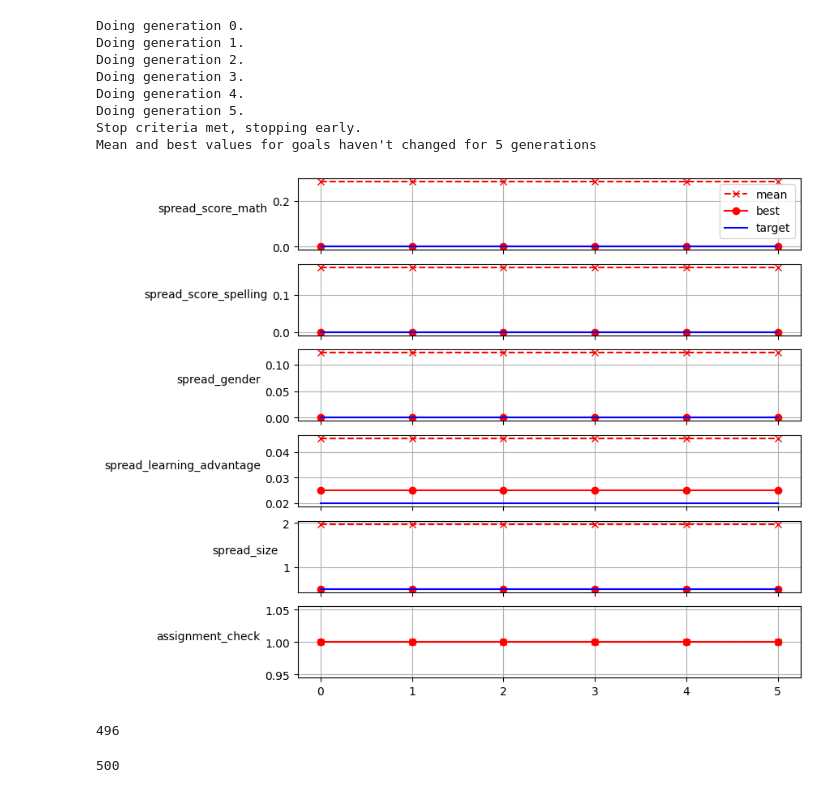
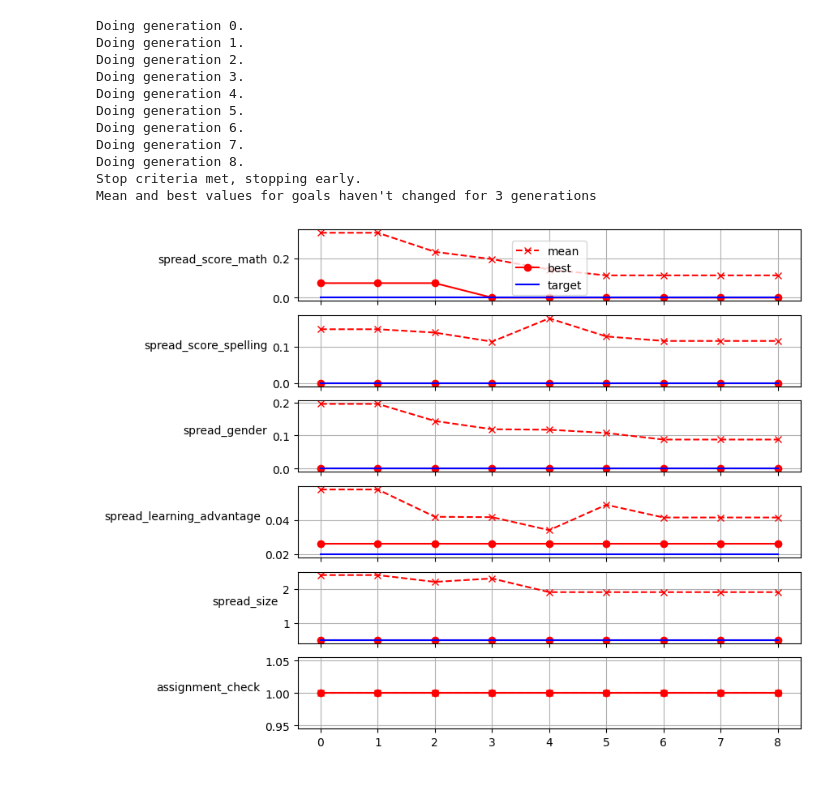
Before and after one commit to mtyt/classevy, a Jupyter notebook: examples/optimize_class.ipynb, the cells around one changed output. Cells and saved outputs as stored; diff of their text form; code cells hidden in the pictures.

```diff
--- a/examples/optimize_class.ipynb
+++ b/examples/optimize_class.ipynb
@@ -4,0 +10,4 @@ students = StudentGroup('../data/students.csv')
+# %%
+students = StudentGroup('../data/students_example.csv')
+print("Number of students:", len(students))
+students[:8]
@@ -5,2 +36,3 @@ students = StudentGroup('../data/students.csv')
 # %%
-pop = PlanPopulation(students, 500, 2)
+pop = PlanPopulation(students, 10, 2)
+pop.df
@@ -24,24 +110,16 @@ Note that if the number of boys and girls are both odd, there's an inherent tens
 # %%
-pop.run(n_gen=20, mutprob=0.4, stop_on_steady_n=5, verbose=True)
+pop.run(n_gen=20, mutprob=0.2, stop_on_steady_n=3, verbose=True)
 pop.plot_progress()
 # %% [output]
 Doing generation 0.
 Doing generation 1.
 Doing generation 2.
 Doing generation 3.
 Doing generation 4.
 Doing generation 5.
+Doing generation 6.
+Doing generation 7.
+Doing generation 8.
 Stop criteria met, stopping early.
-Mean and best values for goals haven't changed for 5 generations
+Mean and best values for goals haven't changed for 3 generations
-[figure, old version]
+[figure, new version]
-# %%
-import numpy as np
-all_fa = np.array([list(p.final_assignment) for p in pop.individuals])
-len(np.unique(all_fa, axis=0))
-# %% [output]
-496
-# %%
-front = pop.pareto()
-len(front)
-# %% [output]
-500
```
Also changed, not shown: parts of 36 cells of this notebook.
